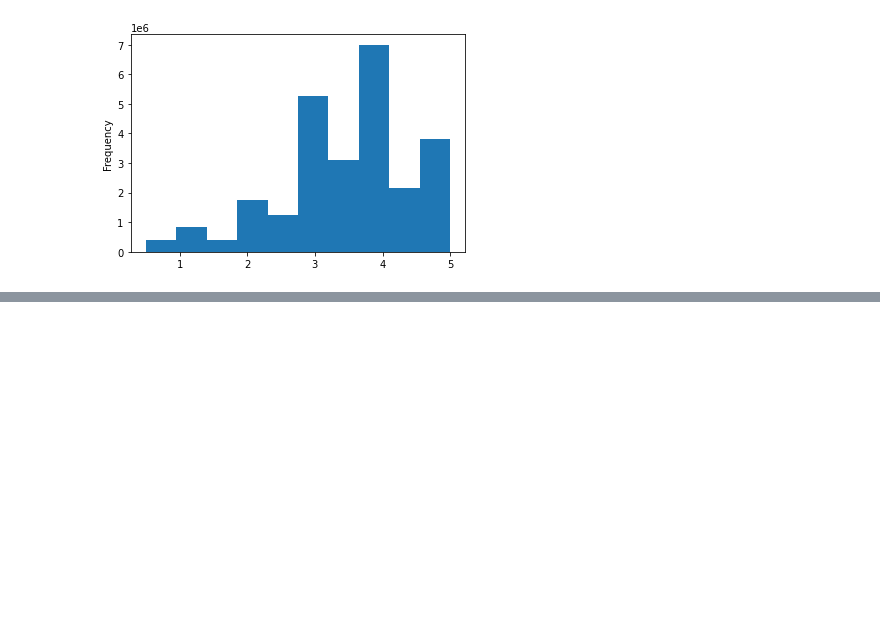
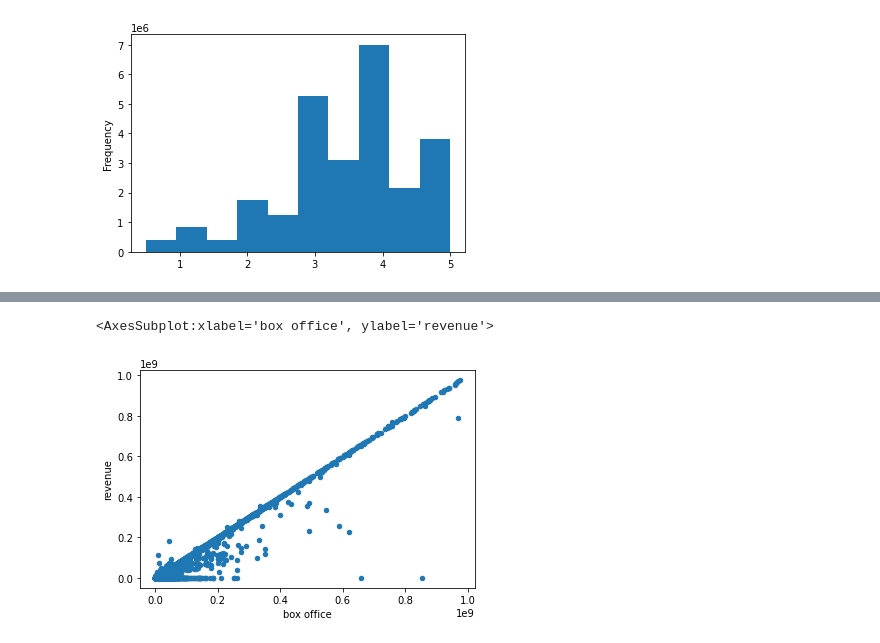
Before and after one commit to ccwillmore/Movies-ETL, a Jupyter notebook: kaggle_clean.ipynb, the cells around one changed output, grey strips where cells are left out. Cells and saved outputs as stored; diff of their text form; code cells hidden in the pictures; blank space fills up the shorter version.

```diff
--- a/kaggle_clean.ipynb
+++ b/kaggle_clean.ipynb
@@ -136,0 +222,5 @@ Name: rating, dtype: float64
+# %%
+movies_df.fillna(0)[movies_df['box office'] < 1000000000].plot(x='box office', y='revenue', kind='scatter')
+# %% [output]
+<AxesSubplot:xlabel='box office', ylabel='revenue'>
+[figure, added]
```
Also changed, not shown: parts of 22 cells of this notebook.
